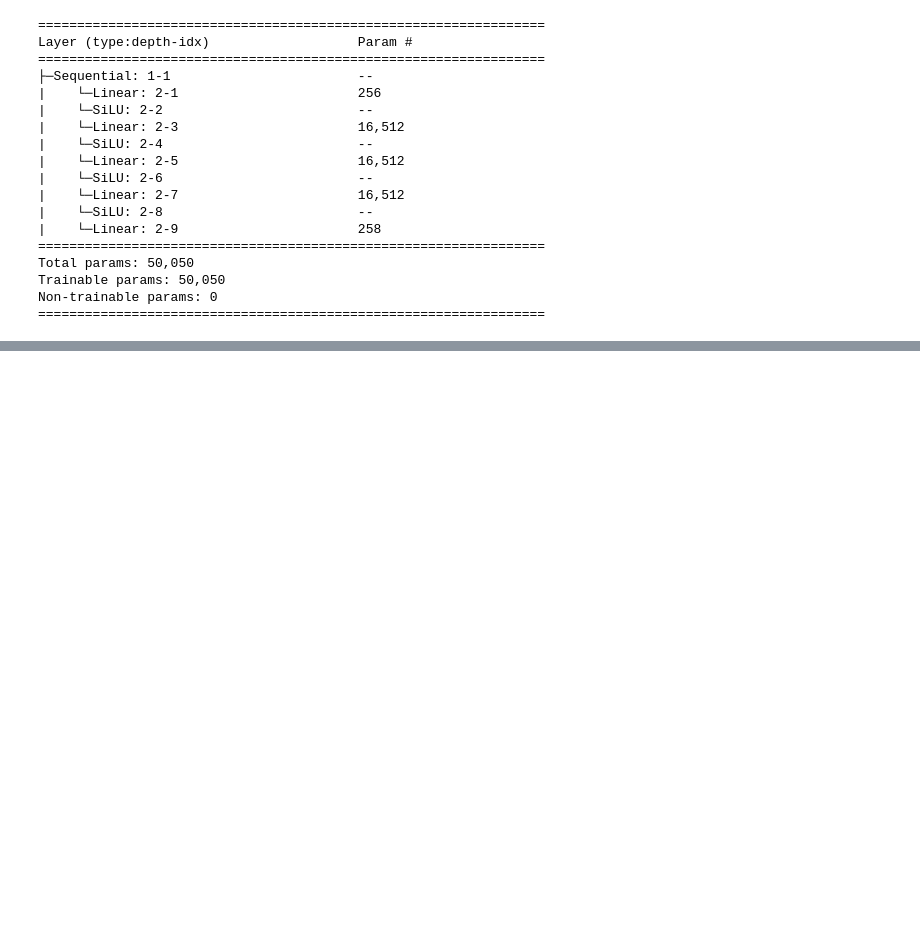
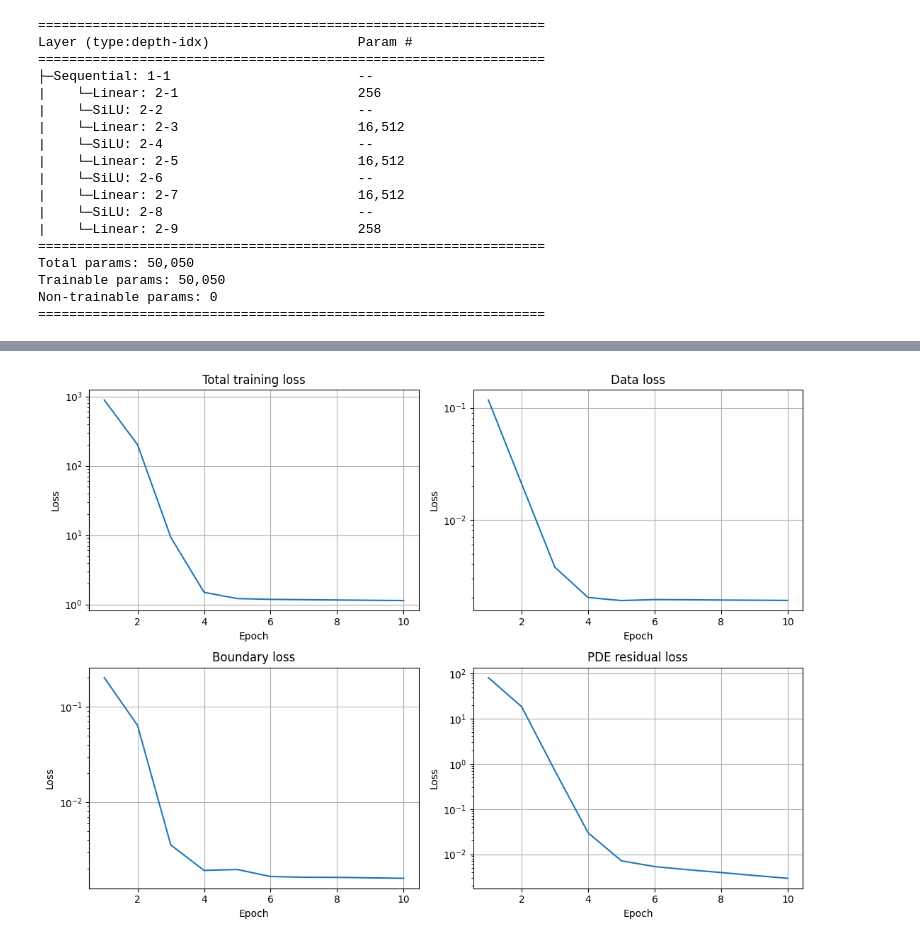
Before and after one commit to sourav0208/Inverse_PINNs_1D_Elastostatics, a Jupyter notebook: Problem_A.ipynb, the cells around one changed output, grey strips where cells are left out. Saved outputs shown, nothing was run; the diff lists cells and outputs as text; code cells hidden in the pictures; blank space fills up the shorter version.

```diff
--- a/Problem_A.ipynb
+++ b/Problem_A.ipynb
@@ -367,0 +567,34 @@ plot_results(x_test,u_test,k_test, reverse_model)
+# %%
+epoch_axis = np.arange(1, len(loss_list) + 1)
+
+fig, axs = plt.subplots(2, 2, figsize=(11, 8))
+
+axs[0,0].semilogy(epoch_axis, loss_list)
+axs[0,0].set_title("Total training loss")
+axs[0,0].set_xlabel("Epoch")
+axs[0,0].set_ylabel("Loss")
+axs[0,0].grid(True)
+
+axs[0,1].semilogy(epoch_axis, data_loss_list)
+axs[0,1].set_title("Data loss")
+axs[0,1].set_xlabel("Epoch")
+axs[0,1].set_ylabel("Loss")
+axs[0,1].grid(True)
+
+axs[1,0].semilogy(epoch_axis, boundary_loss_list)
+axs[1,0].set_title("Boundary loss")
+axs[1,0].set_xlabel("Epoch")
+axs[1,0].set_ylabel("Loss")
+axs[1,0].grid(True)
+
+axs[1,1].semilogy(epoch_axis, pde_loss_list)
+axs[1,1].set_title("PDE residual loss")
+axs[1,1].set_xlabel("Epoch")
+axs[1,1].set_ylabel("Loss")
+axs[1,1].grid(True)
+
+plt.tight_layout()
+fig.savefig(exp_dir / "figures" / "problemA_training_curves.png", dpi=300, bbox_inches="tight")
+plt.show()
+# %% [output]
+[figure, added]
```
Also changed, not shown: parts of 8 cells of this notebook, 7 other files.
